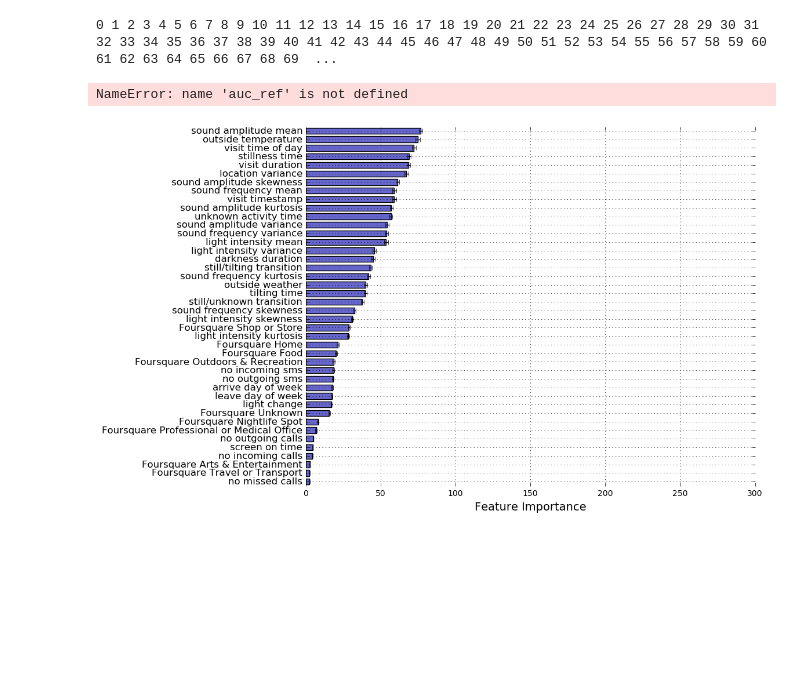
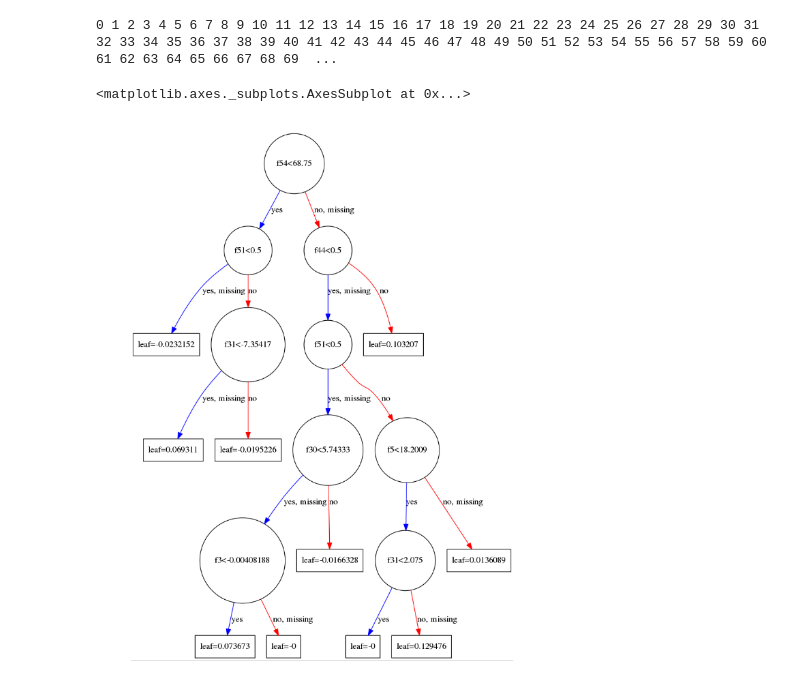
Before and after one commit to sosata/CS120DataAnalysis, a Jupyter notebook: SemanticLocation/show_importance.ipynb, the cells around one changed output. Cells and saved outputs as stored; diff of their text form; code cells hidden in the pictures; blank space fills up the shorter version.

```diff
--- a/SemanticLocation/show_importance.ipynb
+++ b/SemanticLocation/show_importance.ipynb
@@ -78,10 +78,6 @@ for sd in range(n_bootstrap):
 
     gbm[sd] = xgb.XGBClassifier(max_depth=6, n_estimators=75, learning_rate=0.05, nthread=12, subsample=0.25, \
                         colsample_bytree=0.2, max_delta_step=0, gamma=3, objective='mlogloss', reg_alpha=0.5, \
-                        missing=np.nan).fit(x_train, y_train)
+                        missing=np.nan).fit(np.array(x_train), np.array(y_train))
 # %% [output]
 0 1 2 3 4 5 6 7 8 9 10 11 12 13 14 15 16 17 18 19 20 21 22 23 24 25 26 27 28 29 30 31 32 33 34 35 36 37 38 39 40 41 42 43 44 45 46 47 48 49 50 51 52 53 54 55 56 57 58 59 60 61 62 63 64 65 66 67 68 69  ...
-# %%
-auc_ref
-# %% [output]
-NameError: name 'auc_ref' is not defined
@@ -88,3 +87,14 @@ NameError: name 'auc_ref' is not defined
+# %%
+import matplotlib.pyplot as plt
+
+# %matplotlib inline
+fig = plt.figure(figsize=[10,10])
+ax = fig.gca()
+gb = gbm[0]
+xgb.plot_tree(gb, num_trees=13, ax=ax)
+# %% [output]
+<matplotlib.axes._subplots.AxesSubplot at 0x...>
+[figure, added]
 # %%
 import matplotlib.pyplot as plt
 import numpy as np
@@ -136,8 +146,6 @@ axes.set_ylim([3.5, len(feature_label_short)-9.5])
 plt.box(on=False)
 plt.xlabel('Feature Importance',fontsize=14)
 plt.grid()
-# %% [output]
-[figure, removed]
 # %%
 # extracting means and CIs
 feature_label = x_train.columns
```
Also changed, not shown: parts of 3 cells of this notebook, 11 other files.
